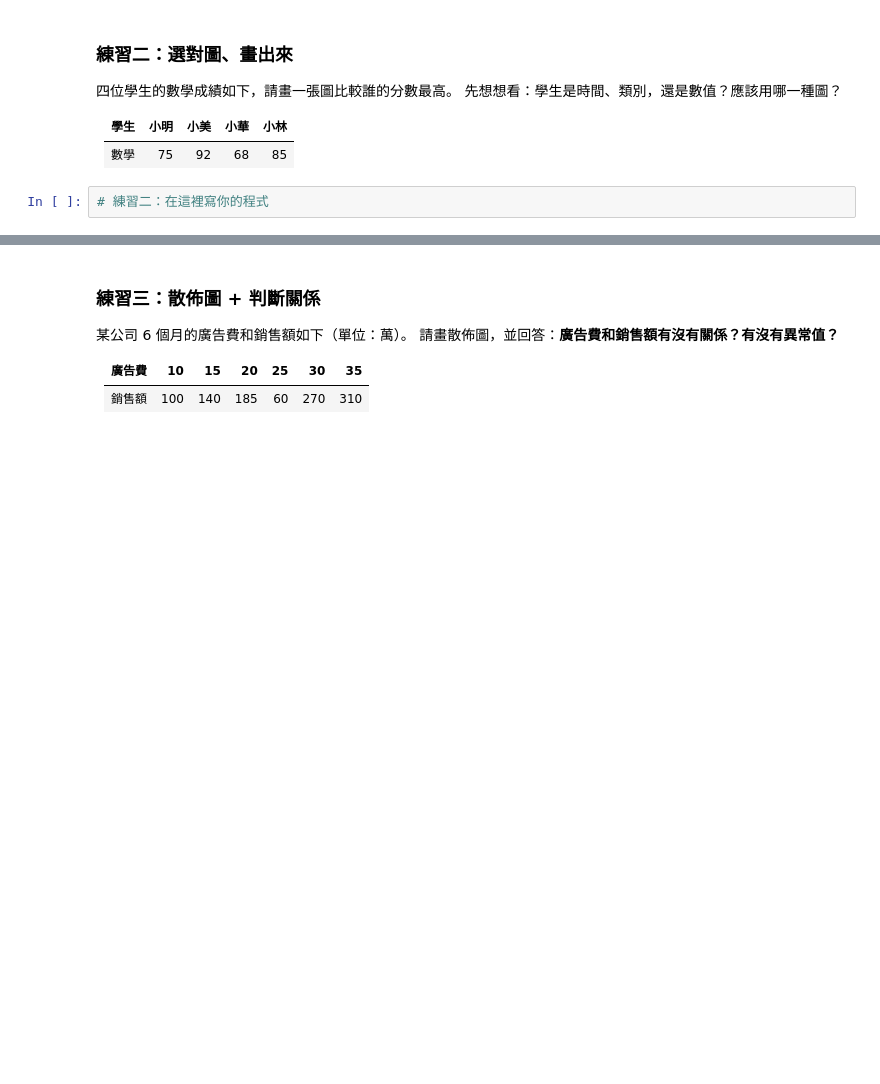
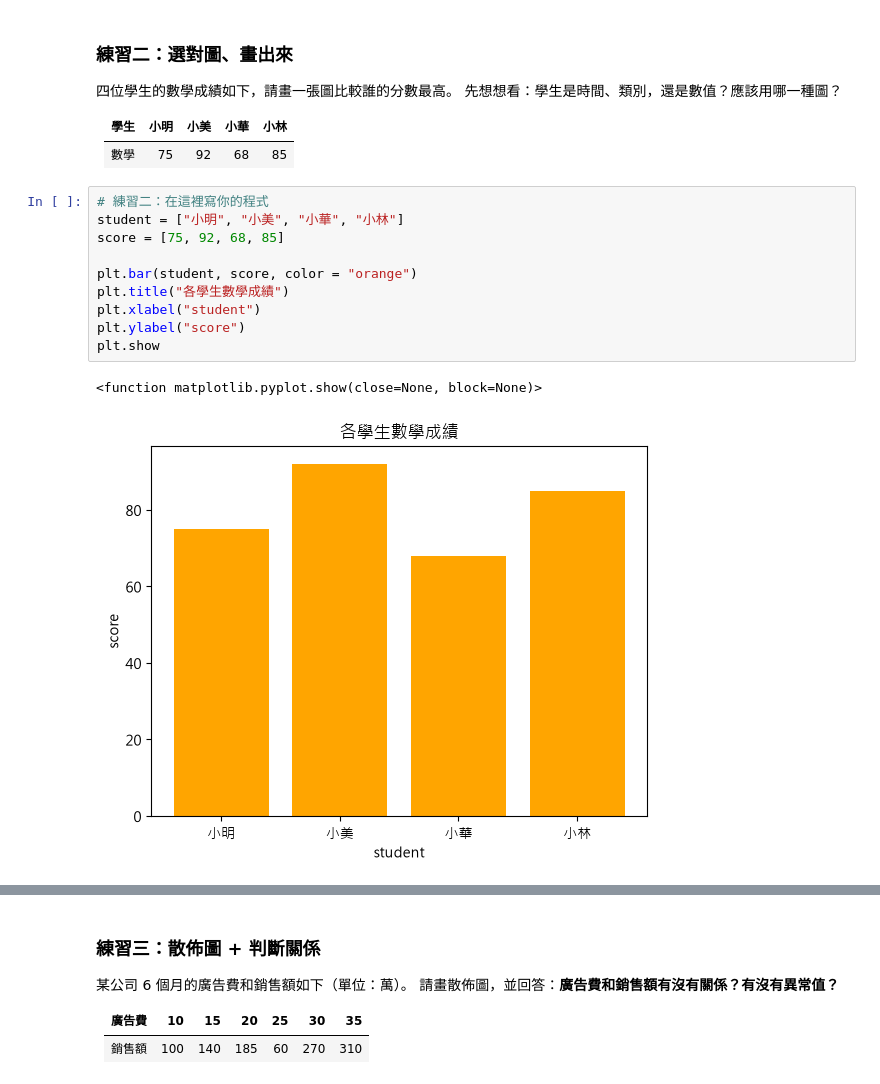
Before and after one commit to finnySun/Machine_learning, a Jupyter notebook: Step2_Build_a_machine_learning_model/lesson7_資料視覺化.ipynb, the cells around one changed output, grey strips where cells are left out. Saved outputs shown, nothing was run; the diff lists cells and outputs as text; blank space fills up the shorter version.

```diff
--- a/Step2_Build_a_machine_learning_model/lesson7_資料視覺化.ipynb
+++ b/Step2_Build_a_machine_learning_model/lesson7_資料視覺化.ipynb
@@ -417,6 +464,17 @@ plt.show()
 | 數學 | 75 | 92 | 68 | 85 |
 # %%
 # 練習二：在這裡寫你的程式
+student = ["小明", "小美", "小華", "小林"]
+score = [75, 92, 68, 85]
+
+plt.bar(student, score, color = "orange")
+plt.title("各學生數學成績")
+plt.xlabel("student")
+plt.ylabel("score")
+plt.show
+# %% [output]
+<function matplotlib.pyplot.show(close=None, block=None)>
+[figure, added]
 # %%
 # 練習二 參考解答
 # 學生是「類別」（調換順序意思不變）→ 用長條圖
```
Also changed, not shown: parts of 17 cells of this notebook, 3 other files.
